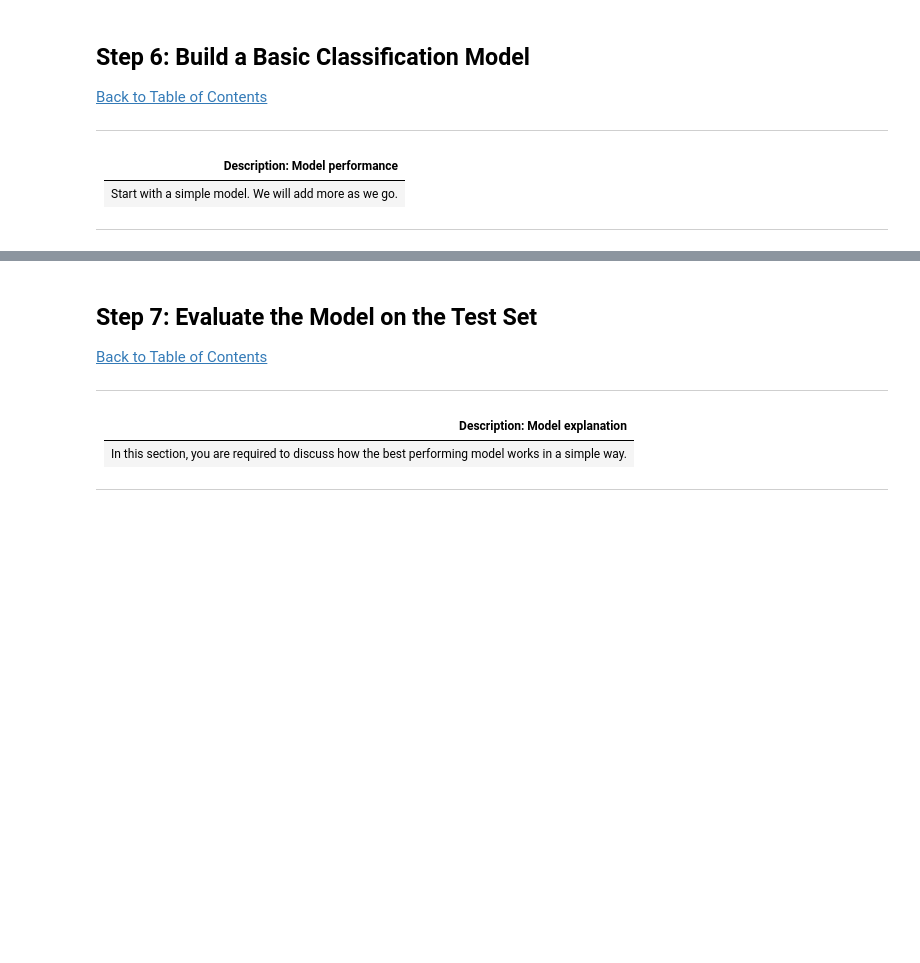
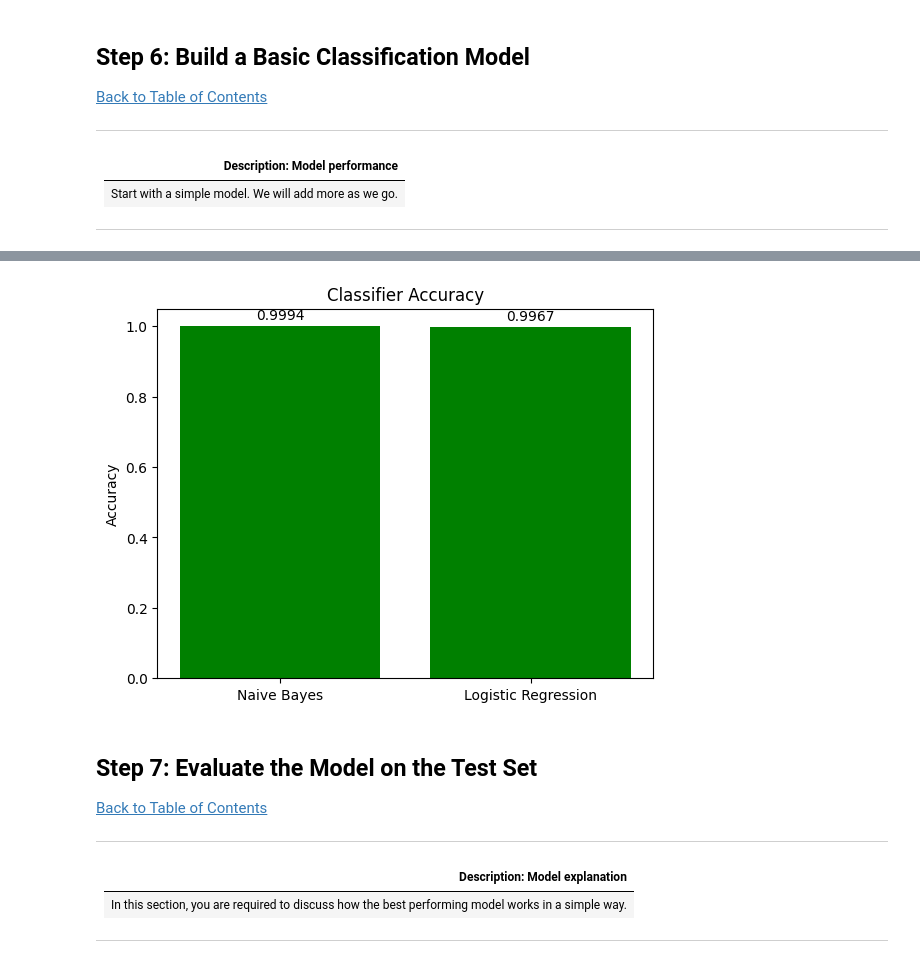
Before and after one commit to MashakoJustice/South_African_Languege_Classification, a Jupyter notebook: starter-notebook Classification..ipynb, the cells around one changed output, grey strips where cells are left out. Saved outputs shown, nothing was run; the diff lists cells and outputs as text; code cells hidden in the pictures; blank space fills up the shorter version.

```diff
--- a/starter-notebook Classification..ipynb
+++ b/starter-notebook Classification..ipynb
@@ -144,3 +272,17 @@ FileNotFoundError: [Errno 2] No such file or directory: 'train_set'
 | In this step, we divide our dataset into two subsets: a training set and a testing set. |
 
 ---
+# %%
+# Assuming train_data is your DataFrame and you have features (X) and target variable (y)
+# Replace 'features' and 'lang_id' with the actual columns in your dataset
+X = train_data['text']
+y = train_data['lang_id']
+
+# Split the dataset into 80% training and 20% testing
+X_train, X_test, y_train, y_test = train_test_split(X, y, test_size=0.1, random_state=42)
+
+# Display the shapes of the resulting sets
+print("X_train shape:", X_train.shape)
+print("X_test shape:", X_test.shape)
+print("y_train shape:", y_train.shape)
+print("y_test shape:", y_test.shape)
@@ -160,3 +383,24 @@ FileNotFoundError: [Errno 2] No such file or directory: 'train_set'
+# %%
+# Extract the classifier names and accuracies from the results
+classifier_names = [result[0] for result in results]
+accuracies = [result[1] for result in results]
+
+# Plot the bar graph
+fig, ax = plt.subplots()
+ax.bar(classifier_names, accuracies, color='green')
+
+# Add labels and title
+ax.set_ylabel('Accuracy')
+ax.set_title('Classifier Accuracy')
+
+# Display the accuracy values on top of the bars
+for i, v in enumerate(accuracies):
+    ax.text(i, v + 0.01, f'{v:.4f}', ha='center', va='bottom')
+
+# Show the plot
+plt.show()
+# %% [output]
+[figure, added]
 # %% [markdown]
 <a id="seven"></a>
 ## Step 7: Evaluate the Model on the Test Set
```
Also changed, not shown: parts of 24 cells of this notebook, 7 other files.
